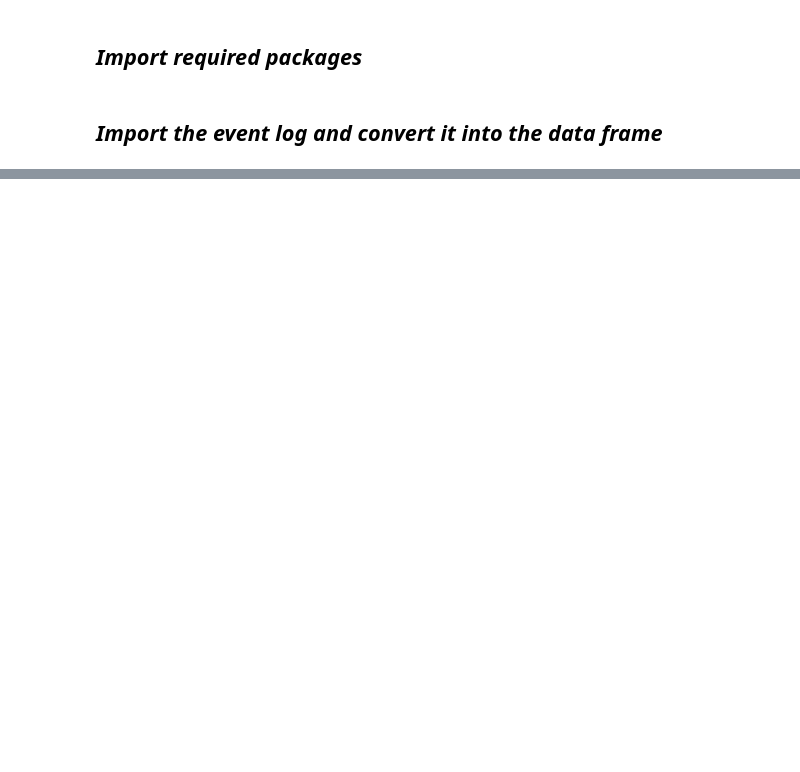
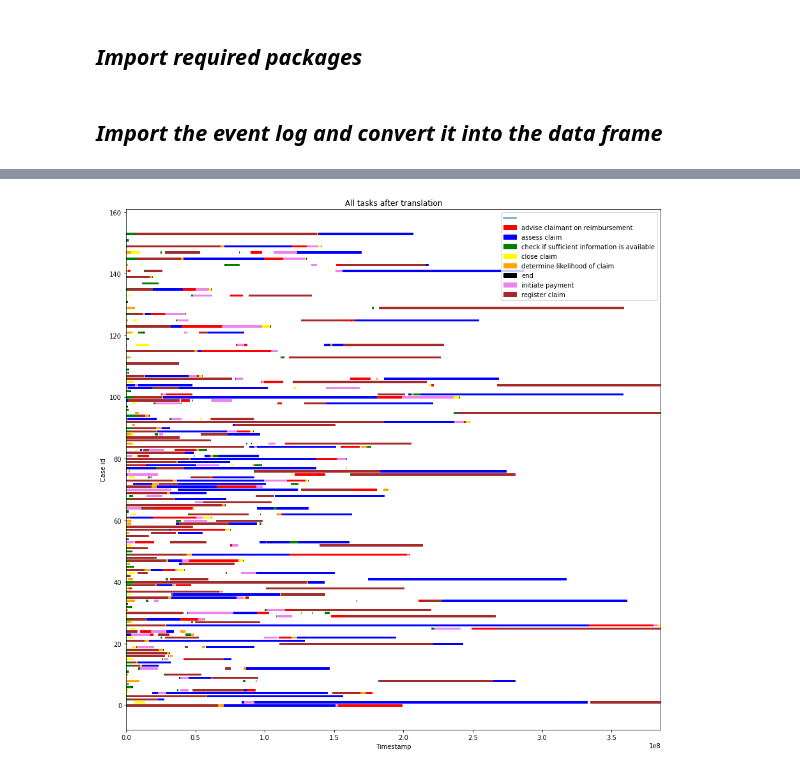
Before and after one commit to Sroka-Bartosz/Allen-fuzzy-logs-relation-analysis, a Jupyter notebook: allens_interval_algebra.ipynb, the cells around one changed output, grey strips where cells are left out. Cells and saved outputs as stored; diff of their text form; code cells hidden in the pictures; blank space fills up the shorter version.

```diff
--- a/allens_interval_algebra.ipynb
+++ b/allens_interval_algebra.ipynb
@@ -161,0 +97,32 @@ plt.show()
+# %%
+def translate(df: pd.DataFrame) -> pd.DataFrame:
+  start_timestamps = {}
+
+  for i in range(len(df)):
+    case_id = df["case_id"][i]
+    start_ts = df["start_ts"][i]
+
+    if not case_id in start_timestamps:
+      start_timestamps[case_id] = start_ts
+
+    else:
+      if start_ts < start_timestamps[case_id]:
+        start_timestamps[case_id] = start_ts
+
+  start_ts_list = []
+  complete_ts_list = []
+
+  for i in range(len(df)):
+    case_id = df["case_id"][i]
+    start_ts = start_timestamps[case_id]
+    start_ts_list.append(df["start_ts"][i] - start_ts)
+    complete_ts_list.append(df["complete_ts"][i] - start_ts)
+
+  df["start_ts"] = start_ts_list
+  df["complete_ts"] = complete_ts_list
+
+  return df
+
+
+el_df_translated = translate(el_df_cleaned.copy())
+el_df_translated.head()
@@ -162 +136,5 @@ plt.show()
+# %%
+display_all_tasks(el_df_translated, "All tasks after translation")
+# %% [output]
+[figure, added]
 # %%
```
Also changed, not shown: parts of 28 cells of this notebook.
